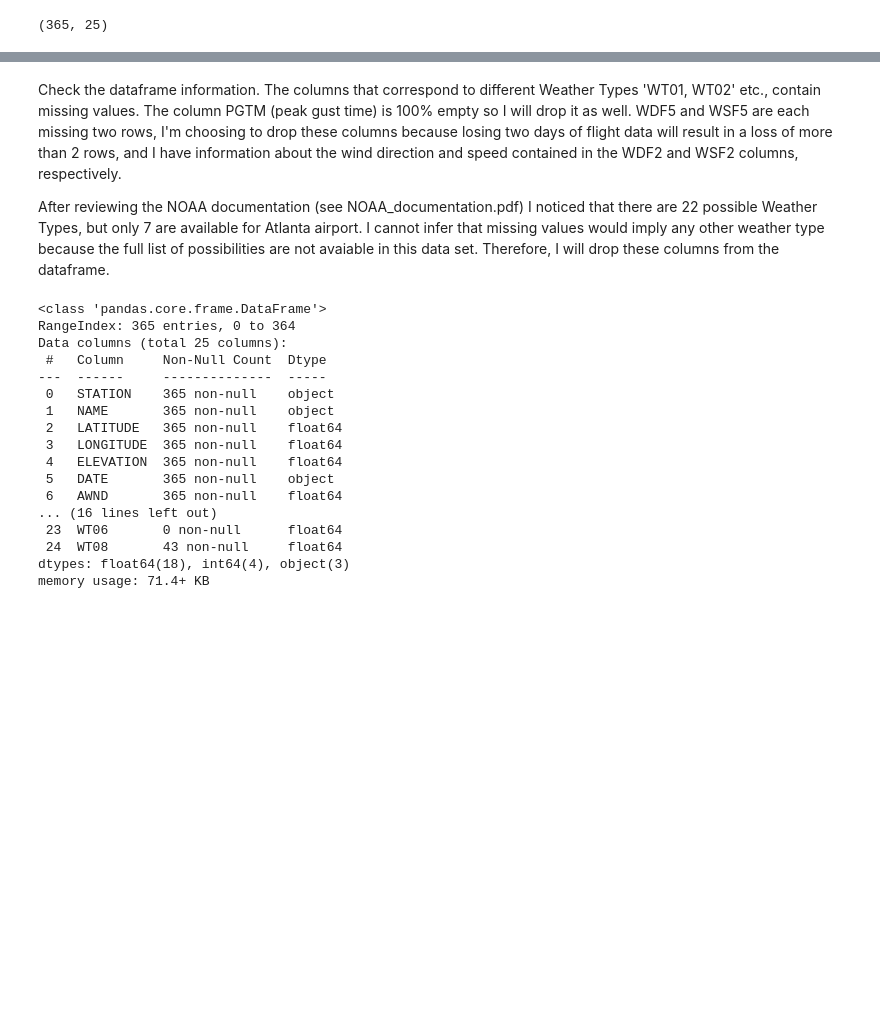
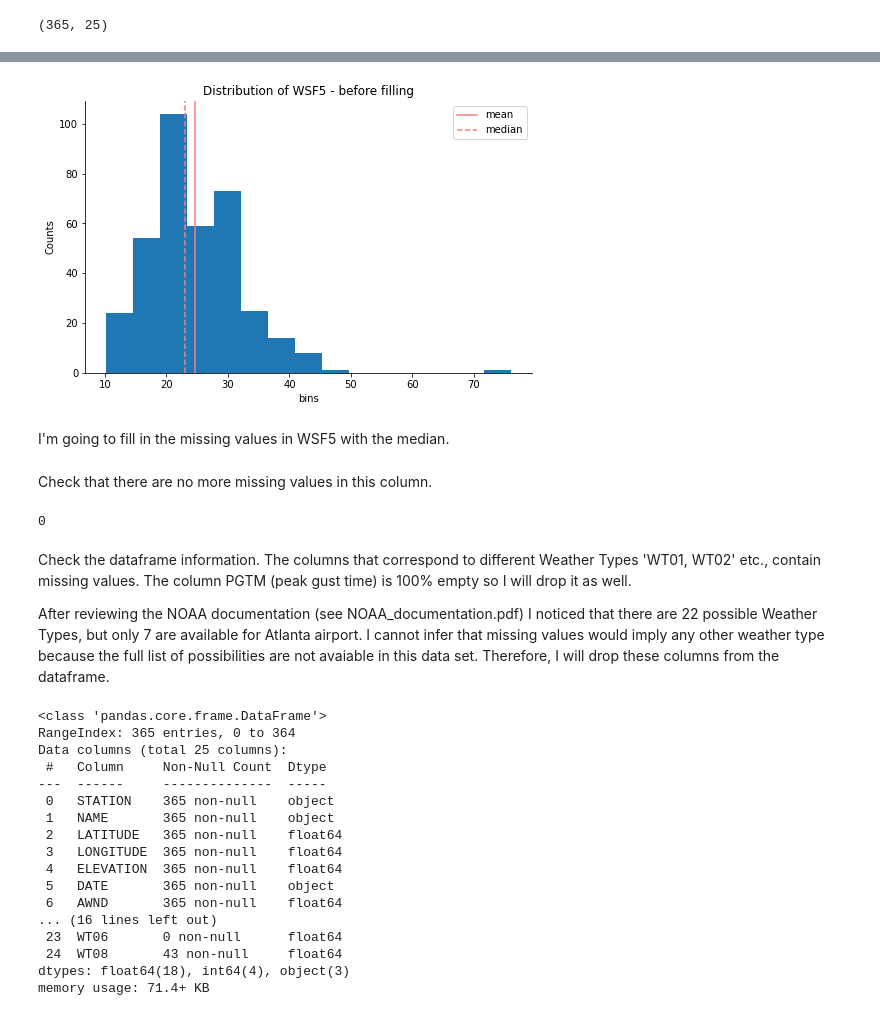
Before and after one commit to stephgolob/Predicting-Flight-Delays, a Jupyter notebook: Cleaning_and_Preprocessing_2021_Data.ipynb, the cells around one changed output, grey strips where cells are left out. Saved outputs shown, nothing was run; the diff lists cells and outputs as text; code cells hidden in the pictures; blank space fills up the shorter version.

```diff
--- a/Cleaning_and_Preprocessing_2021_Data.ipynb
+++ b/Cleaning_and_Preprocessing_2021_Data.ipynb
@@ -760,0 +826,19 @@ atl_2021_weather.shape
+# %%
+plt.figure(figsize = (8, 5))
+
+plt.hist(atl_2021_weather["WSF5"], bins = 15)
+
+plt.axvline(atl_2021_weather["WSF5"].mean(), color = "lightcoral", label = "mean")
+plt.axvline(atl_2021_weather["WSF5"].median(), color = "lightcoral", linestyle = "--", label = "median")
+
+plt.title("Distribution of WSF5 - before filling")
+plt.ylabel('Counts')
+plt.xlabel("bins")
+sns.despine()
+
+plt.legend()
+plt.show()
+# %% [output]
+[figure, added]
+# %% [markdown]
+I'm going to fill in the missing values in WSF5 with the median.
@@ -761,5 +849,11 @@ atl_2021_weather.shape
+# %% [markdown]
+Check that there are no more missing values in this column.
+# %%
+atl_2021_weather['WSF5'].isnull().sum()
+# %% [output]
+0
 # %% [markdown]
-Check the dataframe information. The columns that correspond to different Weather Types 'WT01, WT02' etc., contain missing values. The column PGTM (peak gust time) is 100% empty so I will drop it as well. WDF5 and WSF5 are each missing two rows, I'm choosing to drop these columns because losing two days of flight data will result in a loss of more than 2 rows, and I have information about the wind direction and speed contained in the WDF2 and WSF2 columns, respectively.
+Check the dataframe information. The columns that correspond to different Weather Types 'WT01, WT02' etc., contain missing values. The column PGTM (peak gust time) is 100% empty so I will drop it as well.
 
 After reviewing the NOAA documentation (see NOAA_documentation.pdf) I noticed that there are 22 possible Weather Types, but only 7 are available for Atlanta airport. I cannot infer that missing values would imply any other weather type because the full list of possibilities are not avaiable in this data set. Therefore, I will drop these columns from the dataframe.
 # %%
```
Also changed, not shown: parts of 25 cells of this notebook, 1 other file.
